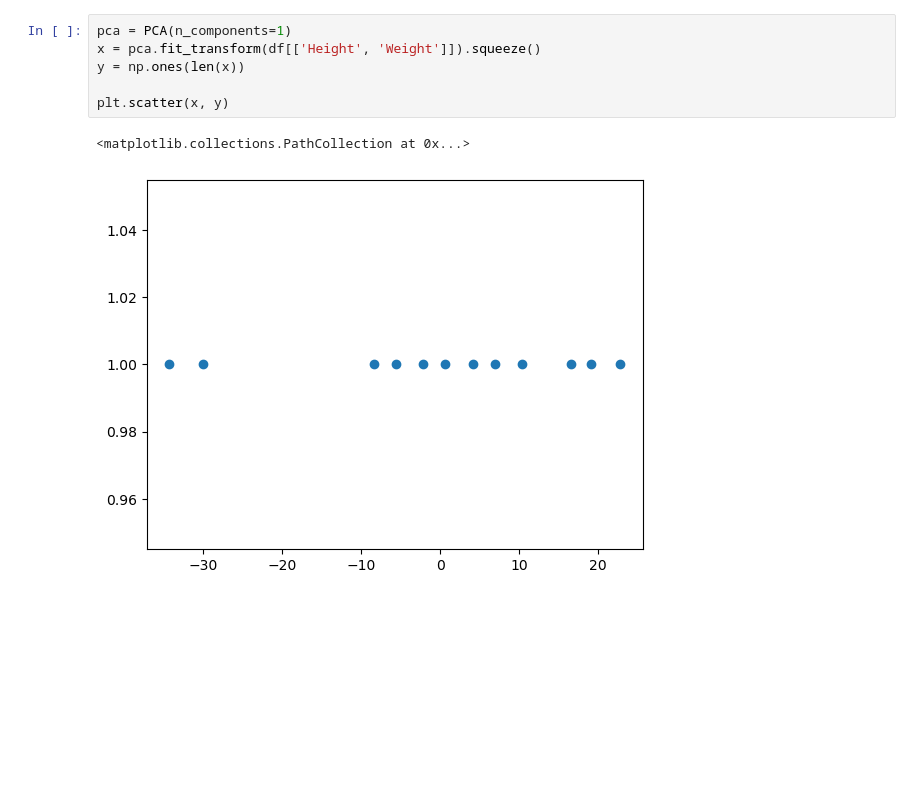
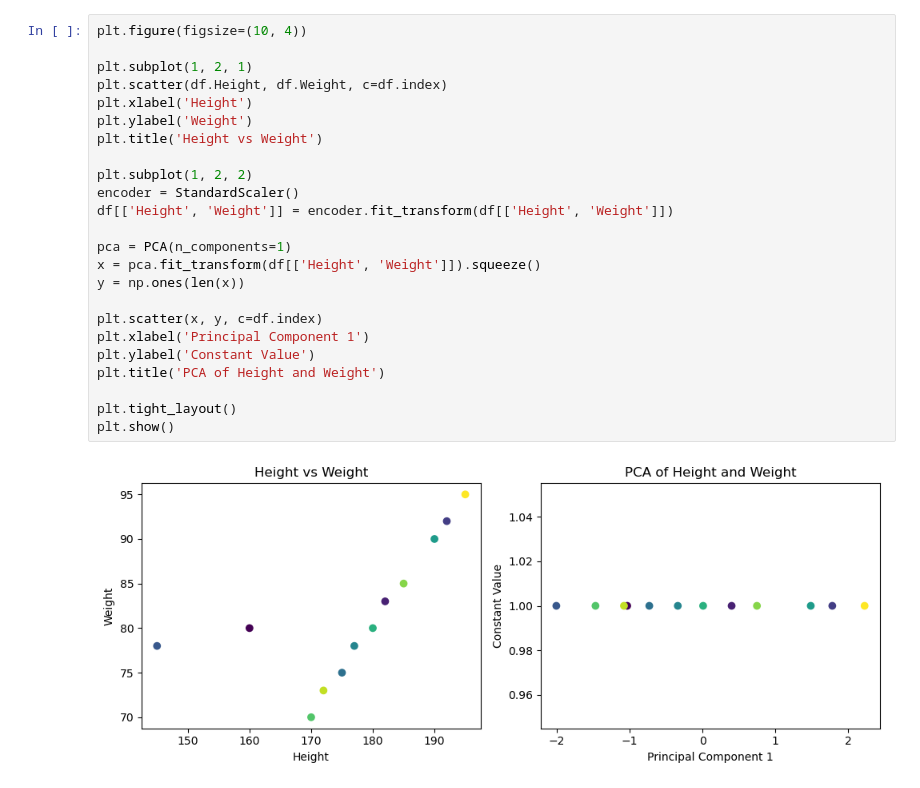
Before and after one commit to BirajBuddhacharya/machineLearning, a Jupyter notebook: supervisedLearning/pca.ipynb, the cells around one changed output. Cells and saved outputs as stored; diff of their text form; blank space fills up the shorter version.

```diff
--- a/supervisedLearning/pca.ipynb
+++ b/supervisedLearning/pca.ipynb
@@ -14,9 +13,26 @@ df.plot(x = 'Height', y = 'Weight', kind = 'scatter')
-# %%
-pca = PCA(n_components=1)
-x = pca.fit_transform(df[['Height', 'Weight']]).squeeze()
-y = np.ones(len(x))
-
-plt.scatter(x, y)
-# %% [output]
-<matplotlib.collections.PathCollection at 0x...>
-[figure, removed]
+# %%
+plt.figure(figsize=(10, 4))
+
+plt.subplot(1, 2, 1)
+plt.scatter(df.Height, df.Weight, c=df.index)
+plt.xlabel('Height')
+plt.ylabel('Weight')
+plt.title('Height vs Weight')
+
+plt.subplot(1, 2, 2)
+encoder = StandardScaler()
+df[['Height', 'Weight']] = encoder.fit_transform(df[['Height', 'Weight']])
+
+pca = PCA(n_components=1)
+x = pca.fit_transform(df[['Height', 'Weight']]).squeeze()
+y = np.ones(len(x))
+
+plt.scatter(x, y, c=df.index)
+plt.xlabel('Principal Component 1')
+plt.ylabel('Constant Value')
+plt.title('PCA of Height and Weight')
+
+plt.tight_layout()
+plt.show()
+# %% [output]
+[figure, added]
```
Also changed, not shown: parts of 3 cells of this notebook, 2 other files.
